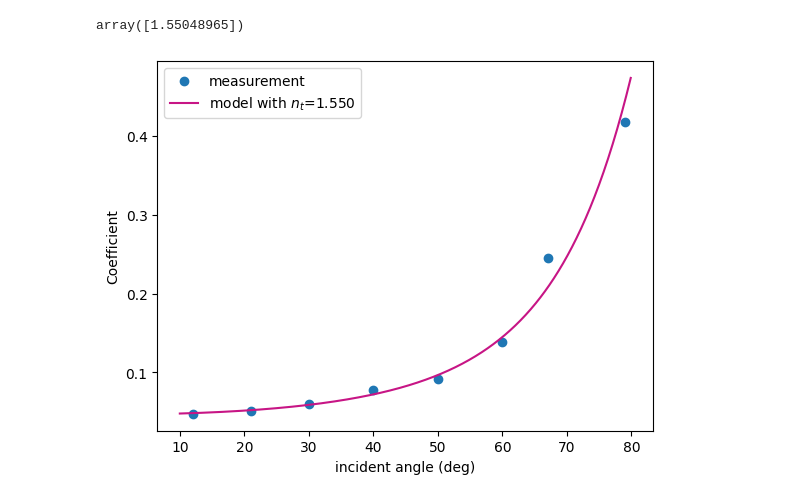
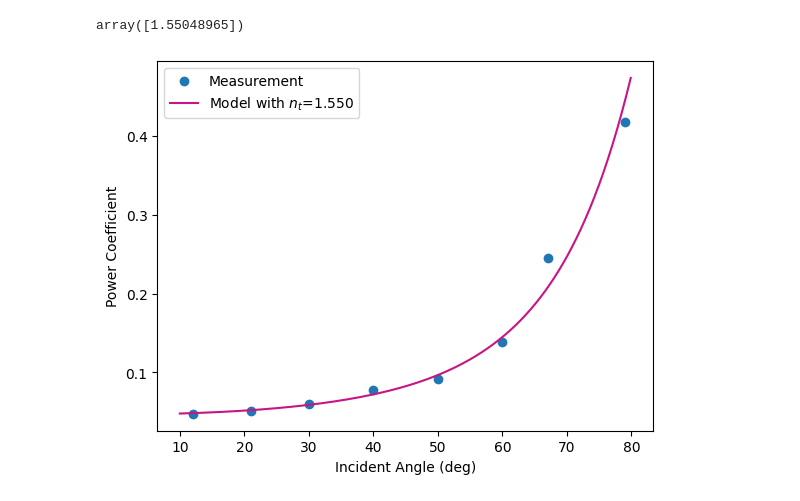
Before and after one commit to RY0no0t0/PHYS125, a Jupyter notebook: Lab/lab8/lab8.ipynb, the cells around one changed output. Cells and saved outputs as stored; diff of their text form; code cells hidden in the pictures.

Commit message:
improved the figure to submit

```diff
--- a/Lab/lab8/lab8.ipynb
+++ b/Lab/lab8/lab8.ipynb
@@ -32,17 +32,17 @@ popt
 # %% [output]
 array([1.55048965])
 # %%
-plt.scatter(data[0], data[1]/3.812, label="measurement")
+plt.scatter(data[0], data[1]/3.812, label="Measurement")
 # plt.plot(data[0], data[1]/3.812)
 
 x = np.arange(10, 80, 0.1)
-plt.plot(x, r_perp(x, *popt), c="mediumvioletred", label=rf"model with $n_t$={popt[0]:.3f}")
+plt.plot(x, r_perp(x, *popt), c="mediumvioletred", label=rf"Model with $n_t$={popt[0]:.3f}")
 # plt.plot(x, r_perp(x, 1.5), c="tab:orange", label="n=1.5")
 
-plt.ylabel("Coefficient")
-plt.xlabel("incident angle (deg)")
+plt.ylabel("Power Coefficient")
+plt.xlabel("Incident Angle (deg)")
 plt.legend()
 
 plt.show()
 # %% [output]
-[figure, old version]
+[figure, new version]
```
